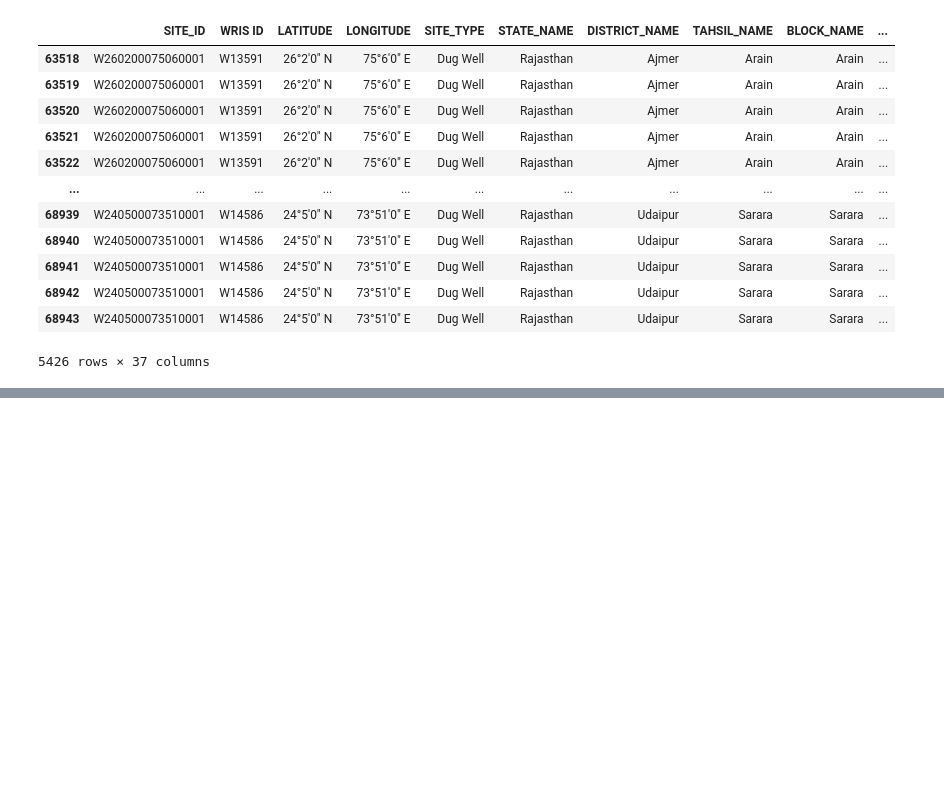
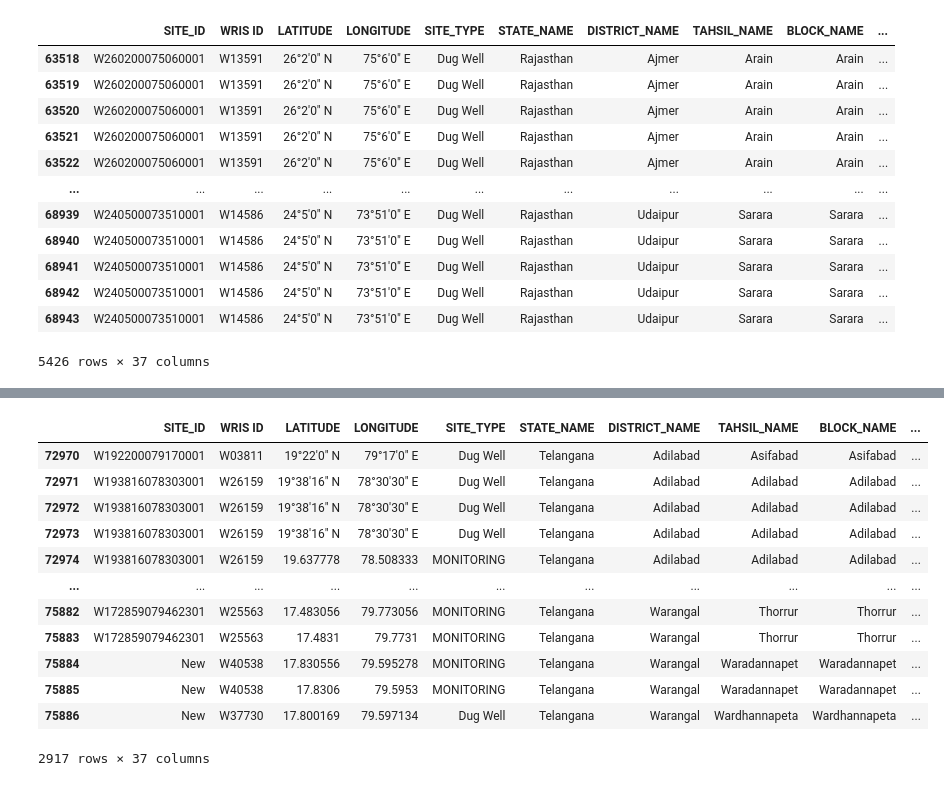
Before and after one commit to Akshay2002Singh/Water-Analysis_Python_ML, a Jupyter notebook: 5 states/analysis.ipynb, the cells around one changed output, grey strips where cells are left out. Saved outputs shown, nothing was run; the diff lists cells and outputs as text; code cells hidden in the pictures; blank space fills up the shorter version.

```diff
--- a/5 states/analysis.ipynb
+++ b/5 states/analysis.ipynb
@@ -44,0 +88,17 @@ Rajasthan
+# %%
+Telangana = all_data.loc[all_data['STATE_NAME']=='Telangana']
+Telangana
+# %% [output]
+|  | SITE_ID | WRIS ID | LATITUDE | LONGITUDE | SITE_TYPE | STATE_NAME | DISTRICT_NAME | TAHSIL_NAME | BLOCK_NAME | ... |
+| 72970 | W192200079170001 | W03811 | 19°22'0" N | 79°17'0" E | Dug Well | Telangana | Adilabad | Asifabad | Asifabad | ... |
+| 72971 | W193816078303001 | W26159 | 19°38'16" N | 78°30'30" E | Dug Well | Telangana | Adilabad | Adilabad | Adilabad | ... |
+| 72972 | W193816078303001 | W26159 | 19°38'16" N | 78°30'30" E | Dug Well | Telangana | Adilabad | Adilabad | Adilabad | ... |
+| 72973 | W193816078303001 | W26159 | 19°38'16" N | 78°30'30" E | Dug Well | Telangana | Adilabad | Adilabad | Adilabad | ... |
+| 72974 | W193816078303001 | W26159 | 19.637778 | 78.508333 | MONITORING | Telangana | Adilabad | Adilabad | Adilabad | ... |
+| ... | ... | ... | ... | ... | ... | ... | ... | ... | ... | ... |
+| 75882 | W172859079462301 | W25563 | 17.483056 | 79.773056 | MONITORING | Telangana | Warangal | Thorrur | Thorrur | ... |
+| 75883 | W172859079462301 | W25563 | 17.4831 | 79.7731 | MONITORING | Telangana | Warangal | Thorrur | Thorrur | ... |
+| 75884 | New | W40538 | 17.830556 | 79.595278 | MONITORING | Telangana | Warangal | Waradannapet | Waradannapet | ... |
+| 75885 | New | W40538 | 17.8306 | 79.5953 | MONITORING | Telangana | Warangal | Waradannapet | Waradannapet | ... |
+| 75886 | New | W37730 | 17.800169 | 79.597134 | Dug Well | Telangana | Warangal | Wardhannapeta | Wardhannapeta | ... |
+2917 rows × 37 columns
```
Also changed, not shown: parts of 8 cells of this notebook.
